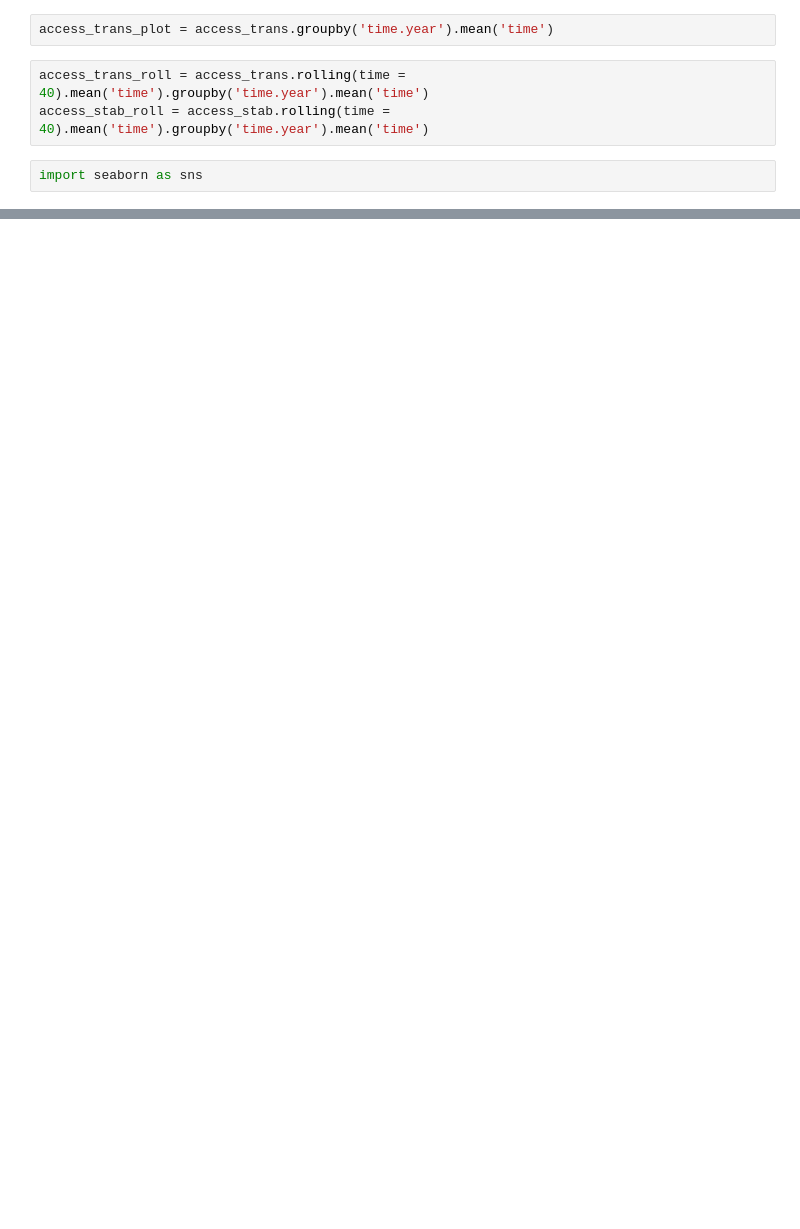
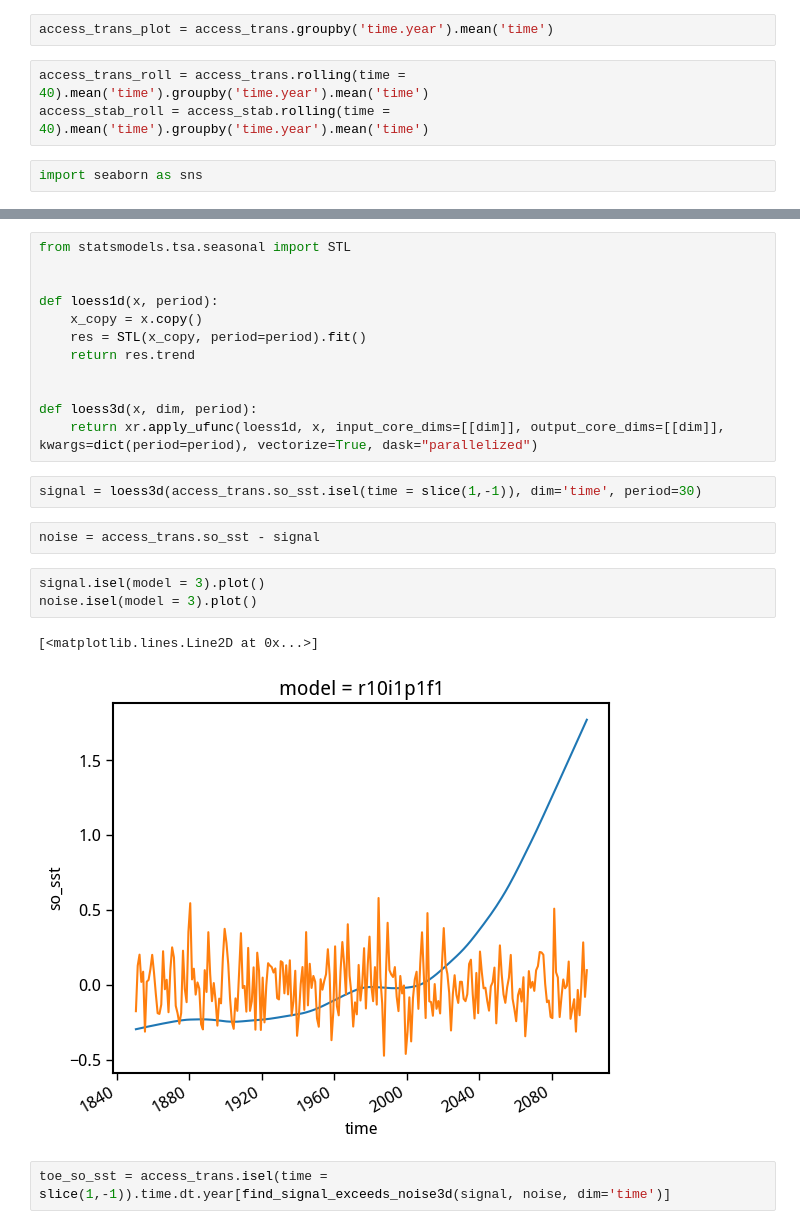
Before and after one commit to adisen99/net_zero_enso_pacific_changes, a Jupyter notebook: 02_access_lens_stabilised.ipynb, the cells around one changed output, grey strips where cells are left out. Saved outputs shown, nothing was run; the diff lists cells and outputs as text; blank space fills up the shorter version.

```diff
--- a/02_access_lens_stabilised.ipynb
+++ b/02_access_lens_stabilised.ipynb
@@ -465,0 +479,24 @@ plt.savefig('./images/different_gwls.png', dpi=300, bbox_inches='tight')
+# %%
+from statsmodels.tsa.seasonal import STL
+
+
+def loess1d(x, period):
+    x_copy = x.copy()
+    res = STL(x_copy, period=period).fit()
+    return res.trend
+
+
+def loess3d(x, dim, period):
+    return xr.apply_ufunc(loess1d, x, input_core_dims=[[dim]], output_core_dims=[[dim]], kwargs=dict(period=period), vectorize=True, dask="parallelized")
+# %%
+signal = loess3d(access_trans.so_sst.isel(time = slice(1,-1)), dim='time', period=30)
+# %%
+noise = access_trans.so_sst - signal
+# %%
+signal.isel(model = 3).plot()
+noise.isel(model = 3).plot()
+# %% [output]
+[<matplotlib.lines.Line2D at 0x...>]
+[figure, added]
+# %%
+toe_so_sst = access_trans.isel(time = slice(1,-1)).time.dt.year[find_signal_exceeds_noise3d(signal, noise, dim='time')]
```
Also changed, not shown: parts of 12 cells of this notebook, 5 other files.
